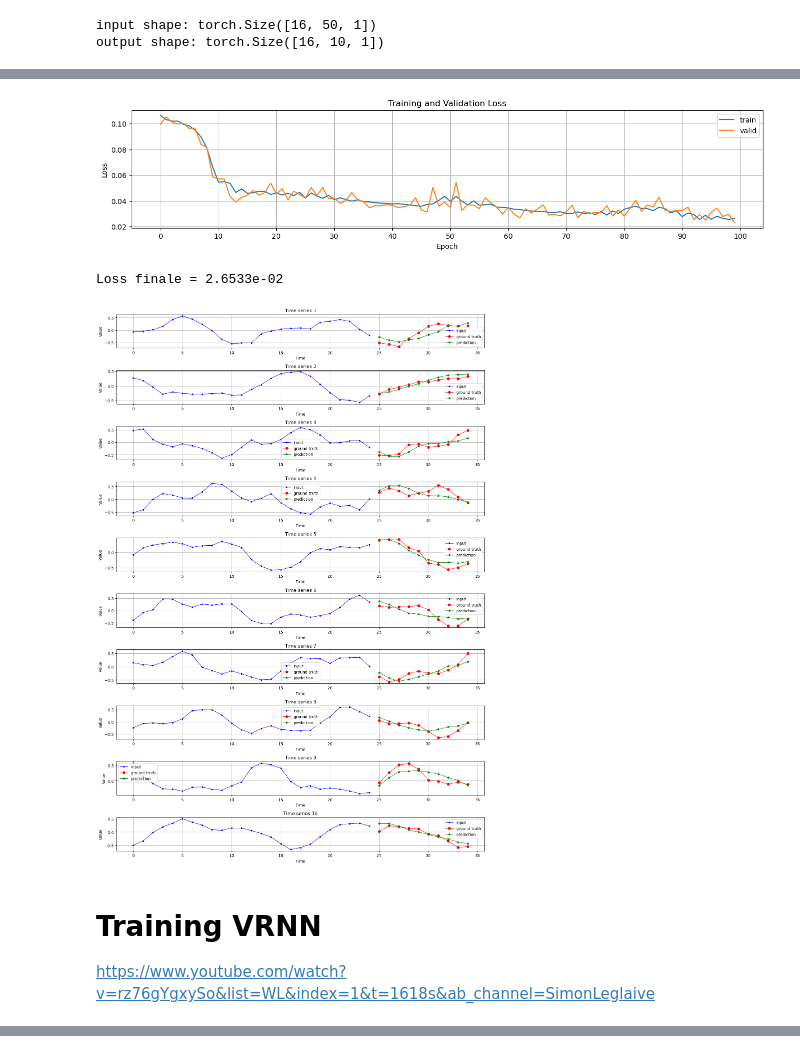
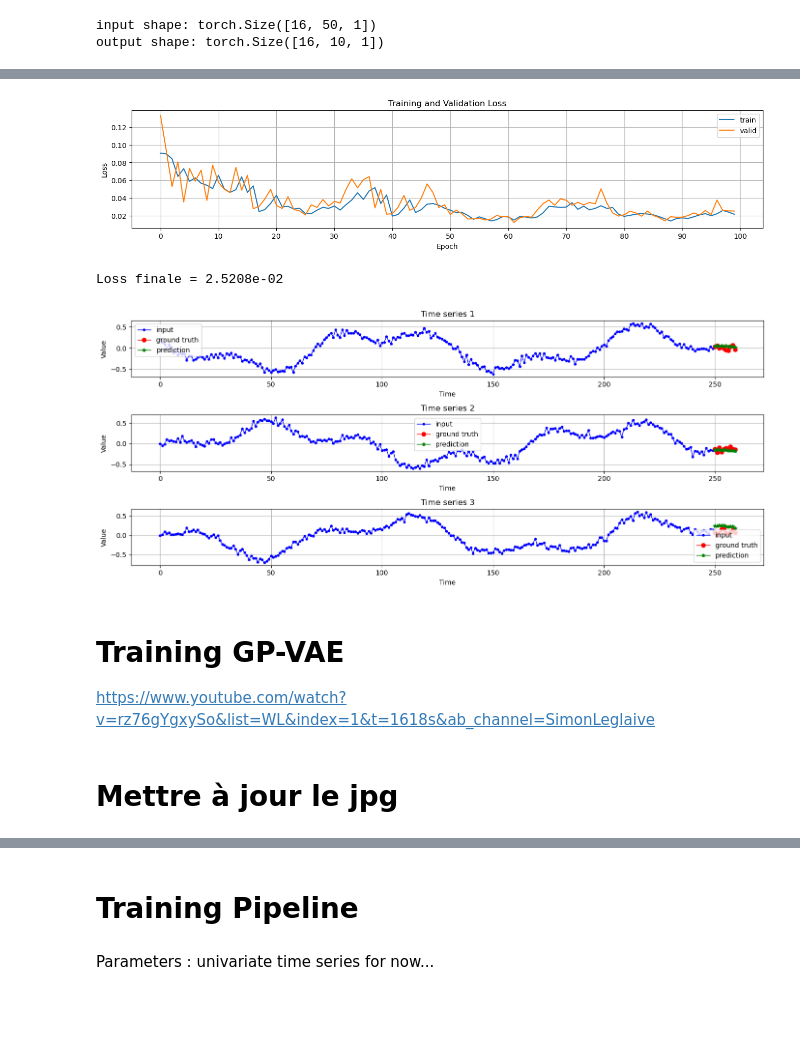
Before and after one commit to BenjaminDeporte/MVA_Stage, a Jupyter notebook: Train_GPVAE_v1.ipynb, the cells around one changed output, grey strips where cells are left out. Cells and saved outputs as stored; diff of their text form; code cells hidden in the pictures; blank space fills up the shorter version.

```diff
--- a/Train_GPVAE_v1.ipynb
+++ b/Train_GPVAE_v1.ipynb
@@ -143,9 +46,9 @@ RNN_Z_H_DIM = 128 # Dimension of the hidden state of the bidirectional LSTM netw
 # %% [markdown]
 # Toy Case : Data Generation for Time Series Forecasting
 # %%
-n_steps = 25
+n_steps = 250
 n_ahead = 10
-n_series = 100
+n_series = 1000
 
 def generate_time_series(batch_size, n_steps, noise=0.05):
     """Utility function to generate time series data.
@@ -370,7 +273,7 @@ ax.set_title("Training and Validation Loss")
 ax.grid()
 plt.show()
 # %% [output]
-[figure, old version]
+[figure, new version]
 # %%
 y_pred = rnn(torch.tensor(X_valid).to(device).unsqueeze(-1))
 y_target = torch.tensor(y_valid).to(device).unsqueeze(-1)
@@ -385,44 +288,50 @@ y_target = y_target.cpu().detach().numpy()
 
 # print(f"\n{np.mean(np.sqrt((y_target - y_pred) ** 2)):.4f} RMSE")
 # %% [output]
-Loss finale = 2.6533e-02
+Loss finale = 2.5208e-02
 # %%
-N = 10
+N = 3
 fig, ax  = plt.subplots(N, 1, figsize=(14, 2 * N))
 x_shift = X_valid.shape[-1]
 
 for i in range(N):
     input = torch.tensor(X_valid[i], device=device).unsqueeze(0).unsqueeze(-1)
     # input = input.permute(1, 0, 2)  # permute to (seq_len, batch_size, input_dim)
     # print(f"input has shape {input.shape}")
     target = torch.tensor(y_valid[i], device=device).view(-1, n_ahead, 1)
     # target = target.permute(1, 0, 2)  # permute to (seq_len, batch_size, output_dim)
     # print(f"target has shape {target.shape}")
     output = rnn(input)
     output = output.cpu().detach().numpy()
     # print(f"output has shape {output.shape}")
     target = target.cpu().detach().numpy()
 
     ax[i].plot(input.squeeze().cpu().detach().numpy(), color='blue', marker=".", linewidth=1, label="input")
     ax[i].plot(np.arange(len(target.squeeze()))+x_shift, target.squeeze(), color='red', marker="o", linewidth=1, label="ground truth")
     ax[i].plot(np.arange(len(target.squeeze()))+x_shift, output.squeeze(), color='green', marker="*", linewidth=1, label="prediction")
     ax[i].set_title(f"Time series {i+1}")
     ax[i].set_xlabel("Time")
     ax[i].set_ylabel("Value")
     ax[i].legend()
     ax[i].grid(True)
 
 plt.tight_layout()
 plt.show()
 # %% [output]
-[figure, old version]
+[figure, new version]
 # %% [markdown]
-# Training VRNN
+# Training GP-VAE
 
 https://www.youtube.com/watch?v=rz76gYgxySo&list=WL&index=1&t=1618s&ab_channel=SimonLeglaive
+# %% [markdown]
+# Mettre à jour le jpg
 # %% [markdown]
 <div>
 <img src="/home/benjamin.deporte/MVA/MVA_Stage/vrnn3.jpg" width="1000"/>
 </div>
+# %% [markdown]
+# Training Pipeline
+# %% [markdown]
+Parameters : univariate time series for now...
 # %%
 X_DIM = 1 # Dimension of the observation space
```
Also changed, not shown: parts of 40 cells of this notebook, 1 other file.
